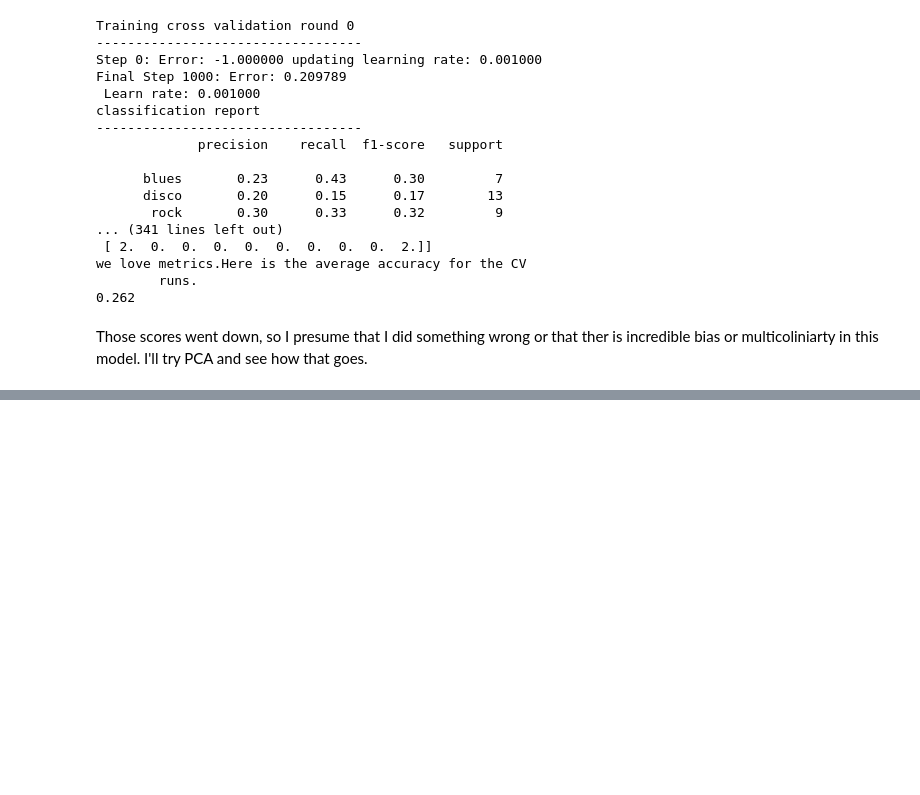
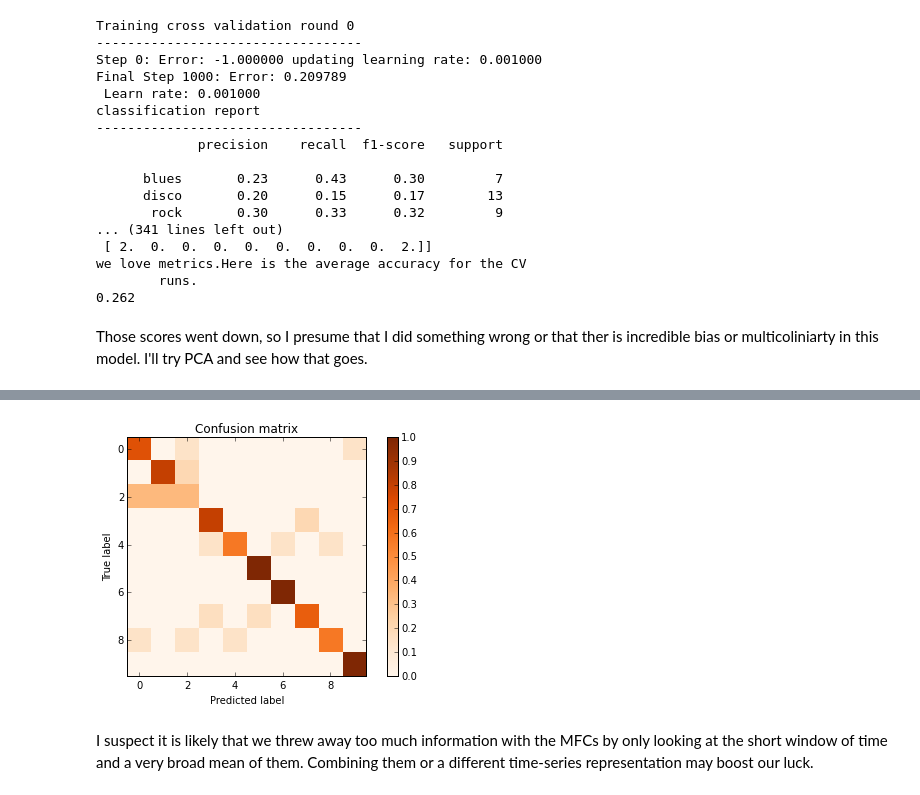
Before and after one commit to binaryaaron/music_genre_classifier, a Jupyter notebook: src/report.ipynb, the cells around one changed output, grey strips where cells are left out. Cells and saved outputs as stored; diff of their text form; code cells hidden in the pictures; blank space fills up the shorter version.

```diff
--- a/src/report.ipynb
+++ b/src/report.ipynb
@@ -133,0 +155,6 @@ pcad = p.fit_transform(ffts)
+# %%
+_ = utils.plot_confusion_matrix(lrc_mfc.metrics['cv_average'])
+# %% [output]
+[figure, added]
+# %% [markdown]
+I suspect it is likely that we threw away too much information with the MFCs by only looking at the short window of time and a very broad mean of them. Combining them or a different time-series representation may boost our luck.
```
Also changed, not shown: parts of 9 cells of this notebook, 4 other files.
